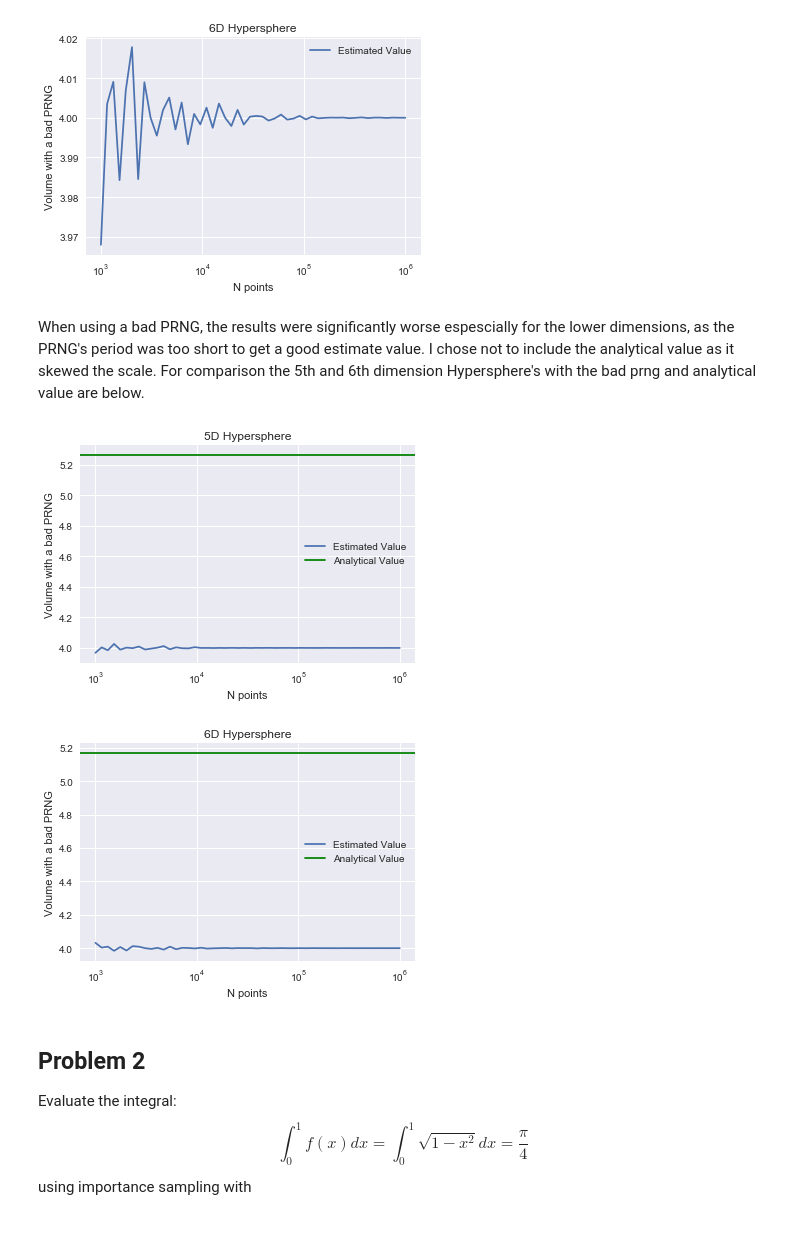
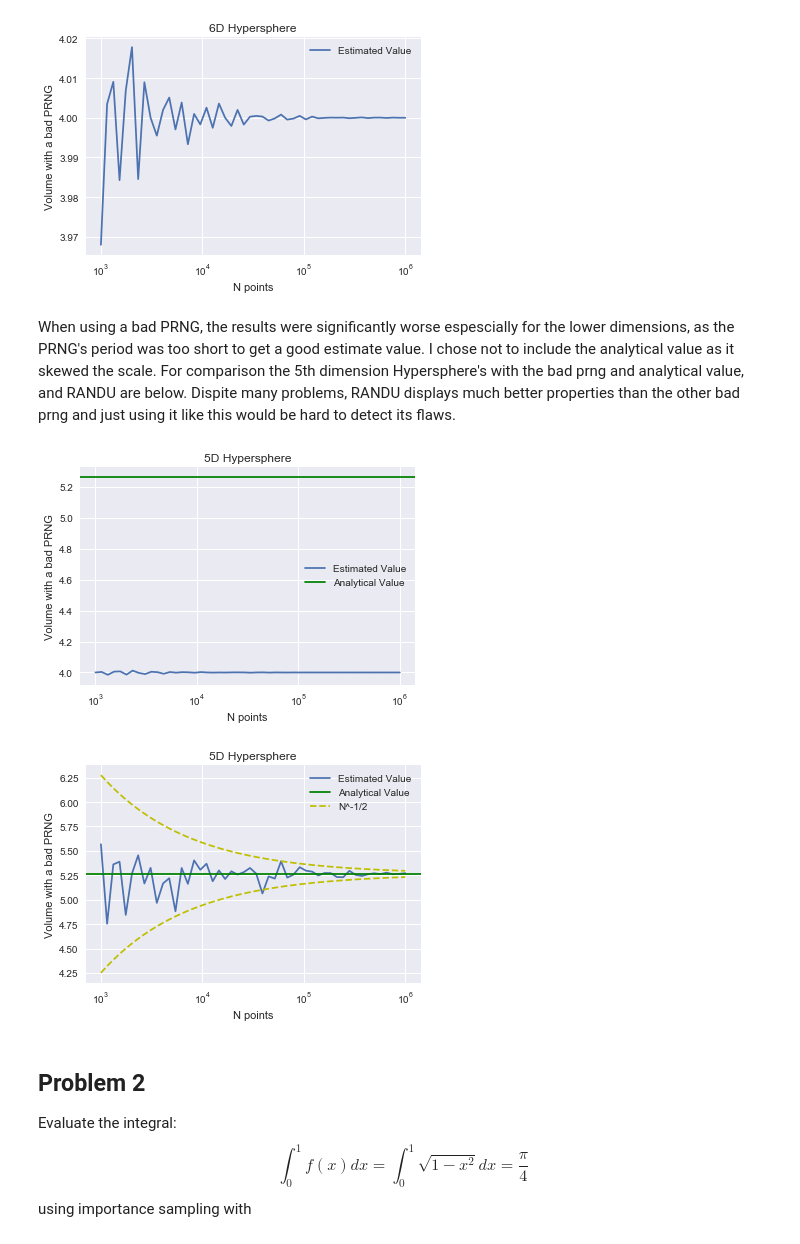
Before and after one commit to SdHockema/P410, a Jupyter notebook: P410 HW04.ipynb, the cells around one changed output. Saved outputs shown, nothing was run; the diff lists cells and outputs as text; code cells hidden in the pictures.

```diff
--- a/P410 HW04.ipynb
+++ b/P410 HW04.ipynb
@@ -51,10 +51,10 @@ def mc_Integrate(d = 3, n = 100000, prng = np.random.uniform):
 # %% [markdown]
 ### a)
 Plots of the accuracy of your numerical results (with error bars) vs.  the number of points (N) generated.
+# %%
+xRange = np.logspace(3, 6, dtype = int)
+lRange = xRange.tolist()
 # %%
-xRange = np.logspace(3, 6, 50, dtype = int)
-lRange = xRange.tolist()
-
 for d in (2, 3, 4, 5, 6):
     estimates = []
     for n in lRange:
@@ -90,11 +90,9 @@ def lcg(a, c, m, x):
         x = (a * x + c) % m
         yield x
 
-def D1_A1r(seed):
-    return lcg(2685821657736338717, 0, 18446744073709551616, seed) #2^64 = 18446744073709551616
+D1_A1r = lcg(2685821657736338717, 0, 18446744073709551616, 1) #2^64 = 18446744073709551616
 
-def RANDU(seed):
-    return lcg(65539, 0, 2**31, seed)
+RANDU = lcg(65539, 0, 2**31, 1)
 
 bad_LCG = lcg(5, 3, 32, 1)
 
@@ -125,24 +123,48 @@ for d in (2, 3, 4, 5, 6):
 [figure]
 [figure]
 # %% [markdown]
-When using a bad PRNG, the results were significantly worse espescially for the lower dimensions, as the PRNG's period was too short to get a good estimate value. I chose not to include the analytical value as it skewed the scale. For comparison the 5th and 6th dimension Hypersphere's with the bad prng and analytical value are below.
+When using a bad PRNG, the results were significantly worse espescially for the lower dimensions, as the PRNG's period was too short to get a good estimate value. I chose not to include the analytical value as it skewed the scale. For comparison the 5th dimension Hypersphere's with the bad prng and analytical value, and RANDU are below. Dispite many problems, RANDU displays much better properties than the other bad prng and just using it like this would be hard to detect its flaws.
 # %%
-for d in (5, 6):
+for d in (5,):
     estimates = []
     for n in lRange:
         est, v = mc_Integrate(d, n, prng = bad_rand)
         estimates.append(est)
     av = analyticalVolume(d, 1)
     plt.semilogx(xRange, estimates, label='Estimated Value')
     plt.title("{}D Hypersphere".format(d))
     plt.axhline(y=av, color='g', linestyle='-', label='Analytical Value')
     plt.xlabel("N points")
     plt.ylabel("Volume with a bad PRNG")
     plt.legend()
     plt.show()
+
+def bad_RANDU(Min, Max, d):
+    r = []
+    for i in range(d):
+        rv = next(RANDU)
+        rv = Min[i] + (rv * (Max[i] - Min[i])) / (2**31 - 1)
+        r.append(rv)
+    return r
+
+for d in (5,):
+    estimates = []
+    for n in lRange:
+        est, v = mc_Integrate(d, n, prng = bad_RANDU)
+        estimates.append(est)
+    av = analyticalVolume(d, 1)
+    plt.semilogx(xRange, estimates, label='Estimated Value')
+    plt.title("{}D Hypersphere".format(d))
+    plt.axhline(y=av, color='g', linestyle='-', label='Analytical Value')
+    plt.xlabel("N points")
+    plt.ylabel("Volume with a bad PRNG")
+    plt.semilogx(xRange, av + (v / np.sqrt(xRange)), color='y', linestyle='--')
+    plt.semilogx(xRange, av - (v / np.sqrt(xRange)), color='y', linestyle='--', label='N^-1/2')
+    plt.legend()
+    plt.show()
 # %% [output]
-[figure, old version]
+[figure, new version]
-[figure, old version]
+[figure, new version]
 # %% [markdown]
 ## Problem 2
 Evaluate the integral:
```
Also changed, not shown: parts of 2 cells of this notebook.
